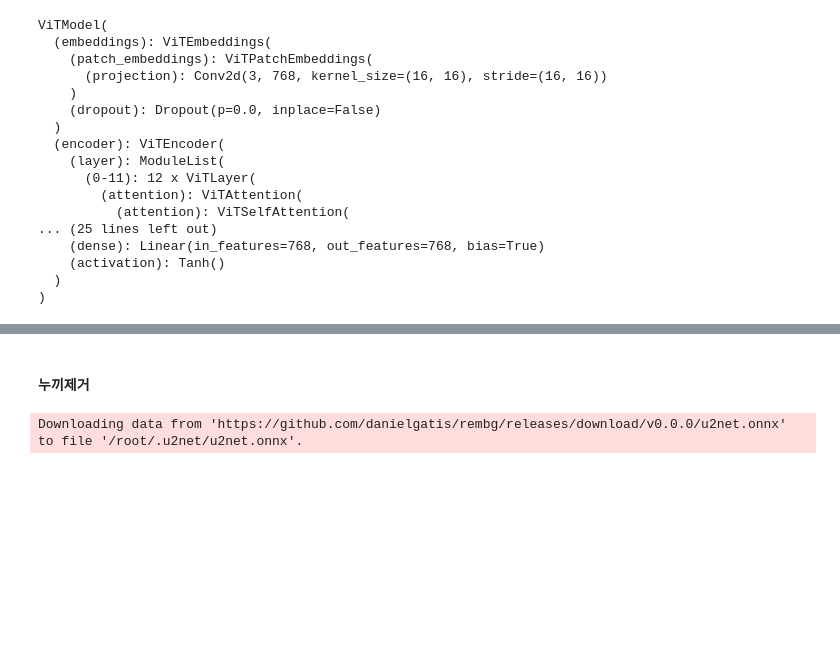
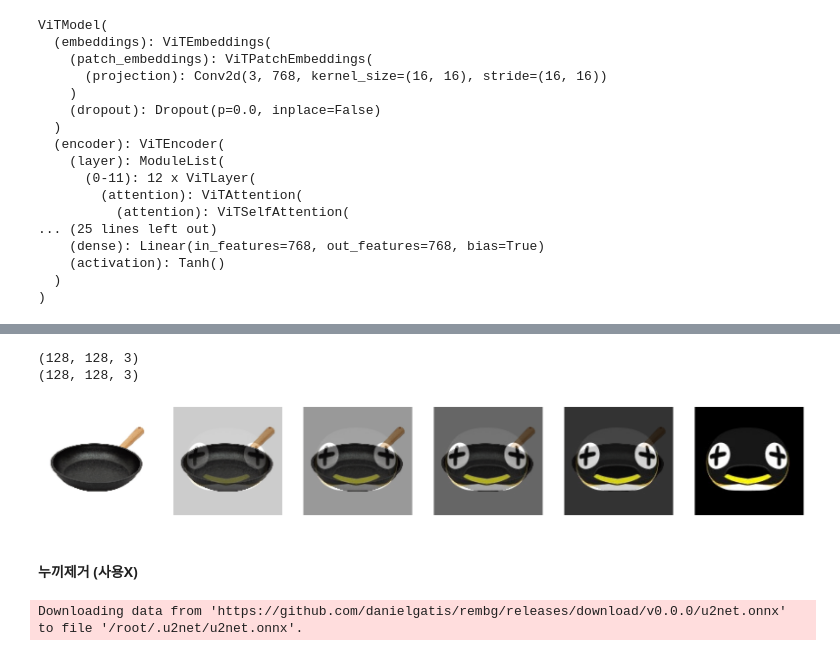
Before and after one commit to SeSAC-ImageAnalysis/Animal-Crossing, a Jupyter notebook: CODE/주민 닮은꼴 찾기(ViT encoder+Faiss).ipynb, the cells around one changed output, grey strips where cells are left out. Cells and saved outputs as stored; diff of their text form; code cells hidden in the pictures; blank space fills up the shorter version.

```diff
--- a/CODE/주민 닮은꼴 찾기(ViT encoder+Faiss).ipynb
+++ b/CODE/주민 닮은꼴 찾기(ViT encoder+Faiss).ipynb
@@ -349,6 +355,8 @@ def get_result(latent_vector, k=3):
 
     print('distances:', distances)
     print('indexes[0]:', indexes[0])
+
+    result = []
 
     for idx in indexes[0]:
         file_name = file_name_lst[idx]
@@ -357,3 +365,7 @@ def get_result(latent_vector, k=3):
         embedding_img_dir = "주민이미지/"
         input = Image.open(embedding_img_dir + file_name)
         display(input)
+
+        result.append(input)
+
+    return result
@@ -384,0 +393,2 @@ cow/cow_4.jpg
+# %%
+result = get_result(latent_vector, 3)
@@ -384,0 +410,16 @@ cow/cow_4.jpg
+# %%
+# 알파 블렌딩
+def show_blending_image(src1, src2):
+    alpha = 0.0
+
+    fig, axes = plt.subplots(1, 6, figsize=(20, 20))
+
+    for i in range(6):
+        beta = 1.0 - alpha
+
+        src = cv2.addWeighted(src2, alpha, src1, beta, 0)
+        alpha += 0.2
+        axes[i].imshow(src)
+        axes[i].axis('off')
+
+    return src
@@ -385,5 +436,17 @@ cow/cow_4.jpg
+# %%
+#src1 = np.array(face)
+src2 = np.array(result[0])
+
+print(tmp.shape)
+print(src2.shape)
+
+src = show_blending_image(tmp, src2)
+# %% [output]
+(128, 128, 3)
+(128, 128, 3)
+[figure, added]
 # %% [markdown]
-#### 누끼제거
+#### 누끼제거 (사용X)
 # %%
 !pip install rembg
 # %%
```
Also changed, not shown: parts of 14 cells of this notebook.
